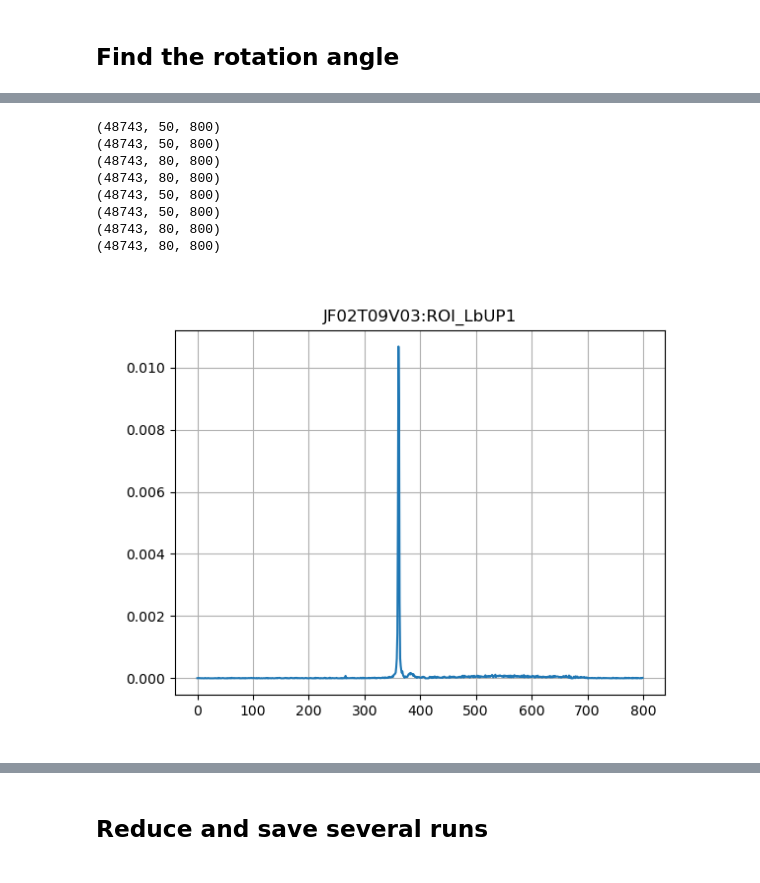
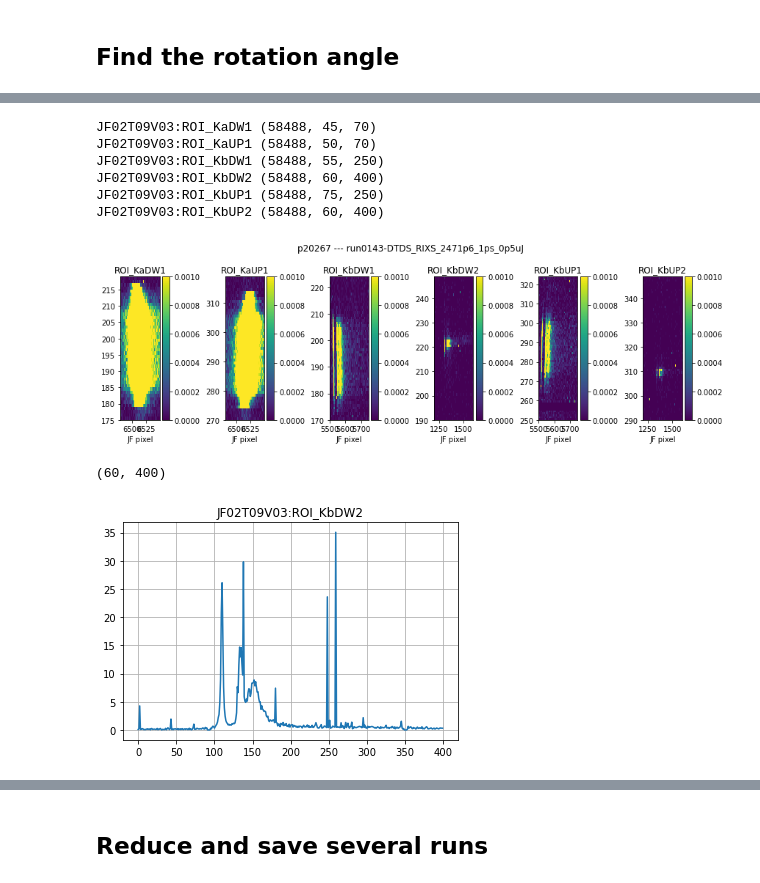
Before and after one commit to paulscherrerinstitute/alvra_beamline_scripts, a Jupyter notebook: XES_pump_probe_ROIs.ipynb, the cells around one changed output, grey strips where cells are left out. Drawn from its saved outputs; the diff is of its cells as text; code cells hidden in the pictures.

```diff
--- a/XES_pump_probe_ROIs.ipynb
+++ b/XES_pump_probe_ROIs.ipynb
@@ -221,13 +213,14 @@ plt.show()
 <a id='Load_one_run'></a>
 ## All the acquisitions in the run
 # %%
-pgroup='p21211'
-runnumber = 334
+pgroup='p20267'
+runnumber = 175
 print ('run: {:04d}'.format(runnumber))
 
 #############################################################
 jsonfile = ''
-jsonfile = glob.glob('/sf/alvra/data/{}/raw/*{:04d}*/meta/scan.json'.format(pgroup, runnumber))[0]
+#jsonfile = glob.glob('/sf/alvra/data/{}/raw/*{:04d}*/meta/scan.json'.format(pgroup, runnumber))[0]
+jsonfile = glob.glob('/das/work/p20/{}/XES_reduced_data/*{:04d}*/meta/scan.json'.format(pgroup, runnumber))[0]
 titlestring = str( pgroup + ' --- ' +jsonfile.split('/')[-3])
 print (jsonfile)
 
@@ -407,5 +400,5 @@ No energy calibration file found!
 # %%
-ROI = 'JF02T09V03:ROI_LbDW2'
+ROI = 'JF02T09V03:ROI_KaDW1'
 
 energy_calib = False
 Loaddir = '../Claudio/Reduced_RIXS/Energy_calib/'
@@ -435,14 +428,14 @@ if energy_calib:
     x_axis_rebin = m*x_axis_rebin + b
     xlabel = 'Emission energy (eV)'
 
-# plt.plot(x_axis_rebin, spectrum_ON_rebin, label = 'ON')
-# plt.plot(x_axis_rebin, spectrum_OFF_rebin, label = 'OFF')
+plt.plot(x_axis_rebin, spectrum_ON_rebin, label = 'ON')
+plt.plot(x_axis_rebin, spectrum_OFF_rebin, label = 'OFF')
 plt.plot(x_axis_rebin, spectrum_ON_rebin - spectrum_OFF_rebin, label = 'PP')
 
 plt.legend (loc='best')
 plt.title(ROI.split(':')[-1])
 plt.xlabel(xlabel)
-plt.xlim(2950, 3040)
+#plt.xlim(2950, 3040)
 #plt.ylim(-0.0025, 0.006)
 plt.grid()
 
@@ -454,13 +447,14 @@ No energy calibration file found!
 <a id='Rotation_angle'></a>
 ## Find the rotation angle
 # %%
-pgroup='p21185'
-runnumber = 36
+pgroup='p20267'
+runnumber = 143
 print ('run: {:04d}'.format(runnumber))
 
 #############################################################
 jsonfile = ''
-jsonfile = glob.glob('/sf/alvra/data/{}/raw/*{:04d}*/meta/scan.json'.format(pgroup, runnumber))[0]
+#jsonfile = glob.glob('/sf/alvra/data/{}/raw/*{:04d}*/meta/scan.json'.format(pgroup, runnumber))[0]
+jsonfile = glob.glob('/das/work/p20/{}/XES_reduced_data/*{:04d}*/meta/scan.json'.format(pgroup, runnumber))[0]
 titlestring = str( pgroup + ' --- ' +jsonfile.split('/')[-3])
 print (jsonfile)
 
@@ -474,4 +468,4 @@ if scan.parameters['scan_name'] != 'dummy':
         scanvar = scan.readbacks
     print ('Scan contains {} step(s), scanvar goes from {:.2f} to {:.2f} {}'.format(len(scan), scanvar[0], scanvar[-1], scan.parameters['units'][0]))
 else:
-    print ('No motors moved')
+    print ('No motors moved, {} static acquisitions'.format(len(scan)))
@@ -478,14 +476,14 @@ else:
 # %%
-threshold_low = 5
-threshold_high = 15
+threshold_low = 1.5
+threshold_high = 10
 
 channels_list = []
 
-reducedir='../Claudio/Reduced_XES_static/'
-saveflag = True
+reducedir='../../Claudio/Reduced_XES_static/'
+saveflag = False
 
 rotflag = False
-angle_file= '../Claudio/Reduced_XES_static/angle_mean_rot.pkl'
+angle_file= '../../Claudio/Reduced_XES_static/angle_mean_rot.pkl'
 
 #####################################################
 import sfdata.sfdatafile
@@ -527,16 +543,31 @@ t_all_off = defaultdict(list)
 for ROI in ROIs:
     for index in range(len(thresholds_off)):
         t_all_off[ROI].extend(thresholds_off[index][ROI])
-    print (np.shape(t_all_off[ROI]))
+    print (ROI, np.shape(t_all_off[ROI]))
 # %% [output]
-(48743, 50, 800)
-(48743, 50, 800)
-(48743, 80, 800)
-(48743, 80, 800)
-(48743, 50, 800)
-(48743, 50, 800)
-(48743, 80, 800)
-(48743, 80, 800)
+JF02T09V03:ROI_KaDW1 (58488, 45, 70)
+JF02T09V03:ROI_KaUP1 (58488, 50, 70)
+JF02T09V03:ROI_KbDW1 (58488, 55, 250)
+JF02T09V03:ROI_KbDW2 (58488, 60, 400)
+JF02T09V03:ROI_KbUP1 (58488, 75, 250)
+JF02T09V03:ROI_KbUP2 (58488, 60, 400)
+# %%
+fig, axs = plt.subplots(nrows=1, ncols=len(ROIs[0::1]), figsize=(12,4))
+plt.suptitle(titlestring)
+for i, (key, ax) in enumerate(zip(ROIs[0::1], axs.flatten())):
+    roi2plot = np.average(t_all_off[key], axis = 0)
+    #xaxis = np.arange(0,29,1)
+    xaxis = np.arange(np.array(meta[key+'-roi']).flatten()[-2], np.array(meta[key+'-roi']).flatten()[-1], 1)
+    yaxis = np.arange(np.array(meta[key+'-roi']).flatten()[0], np.array(meta[key+'-roi']).flatten()[1], 1)
+    plt.sca(ax)
+    plt.pcolormesh(xaxis, yaxis, roi2plot, vmax=0.001)
+    #plt.pcolormesh(roi2plot, vmax=None)
+    plt.colorbar()
+    plt.title(key.split(':')[-1])
+    plt.xlabel('JF pixel')
+plt.tight_layout()
+# %% [output]
+[figure, added]
 # %%
 def get_angle_rotation(ROIkey, roi2D, fitinf, fitsup, increment, liminf, limsup):
     from scipy import ndimage
@@ -565,13 +597,17 @@ def get_angle_rotation(ROIkey, roi2D, fitinf, fitsup, increment, liminf, limsup)
+# %%
+np.shape(np.sum(t_all_off[ROI], axis = 0))
+# %% [output]
+(60, 400)
 # %%
-ROI = 'JF02T09V03:ROI_LbUP1'
+ROI = 'JF02T09V03:ROI_KbDW2'
 
 plt.figure()
 plt.title(ROI)
-plt.plot(np.average(np.average(t_all_off[ROI][:10000], axis = 0), axis=0))
+plt.plot(np.average(np.sum(t_all_off[ROI], axis = 0), axis=0))
 plt.grid()
 plt.show()
 # %% [output]
-[figure, old version]
+[figure, new version]
 # %%
 angle_mean = {}
 # %%
```
Also changed, not shown: parts of 18 cells of this notebook.
